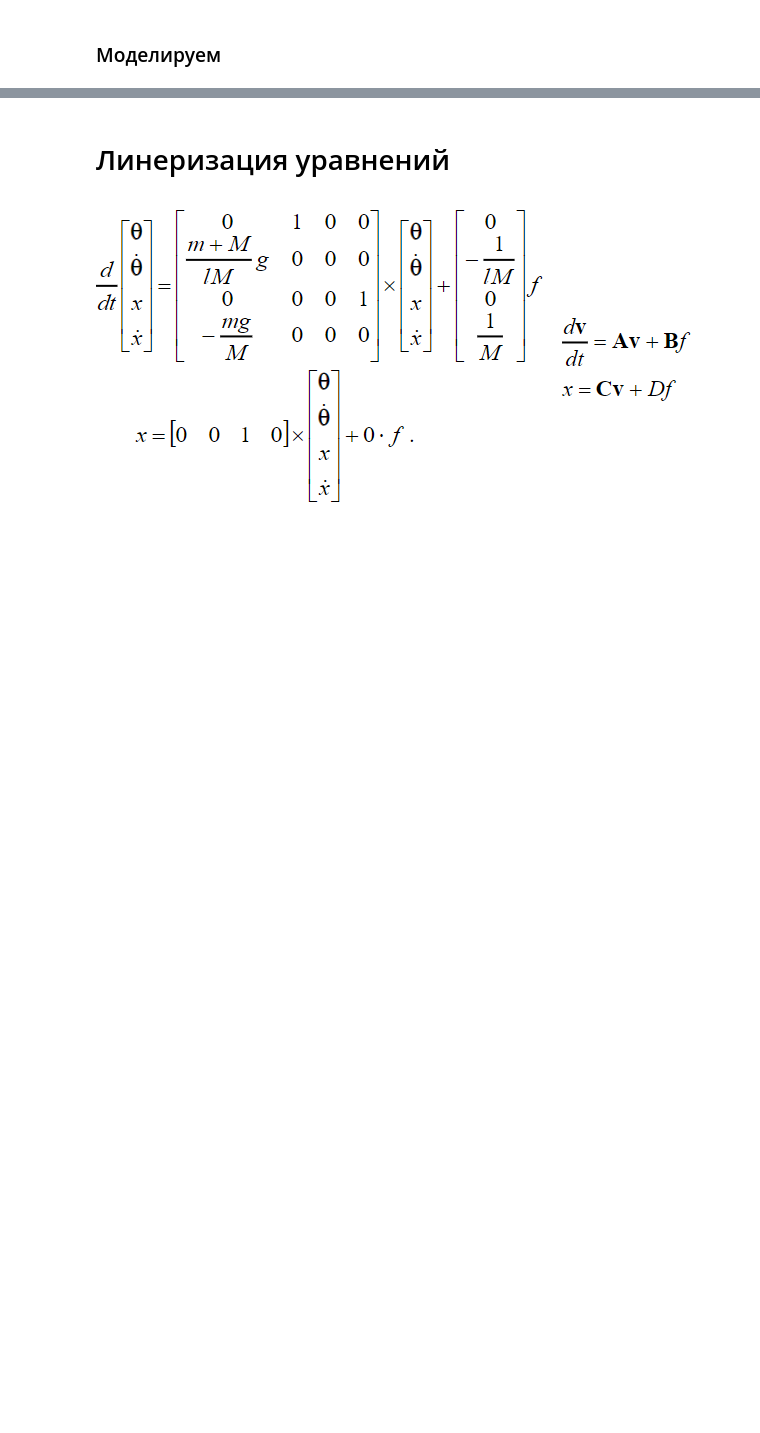
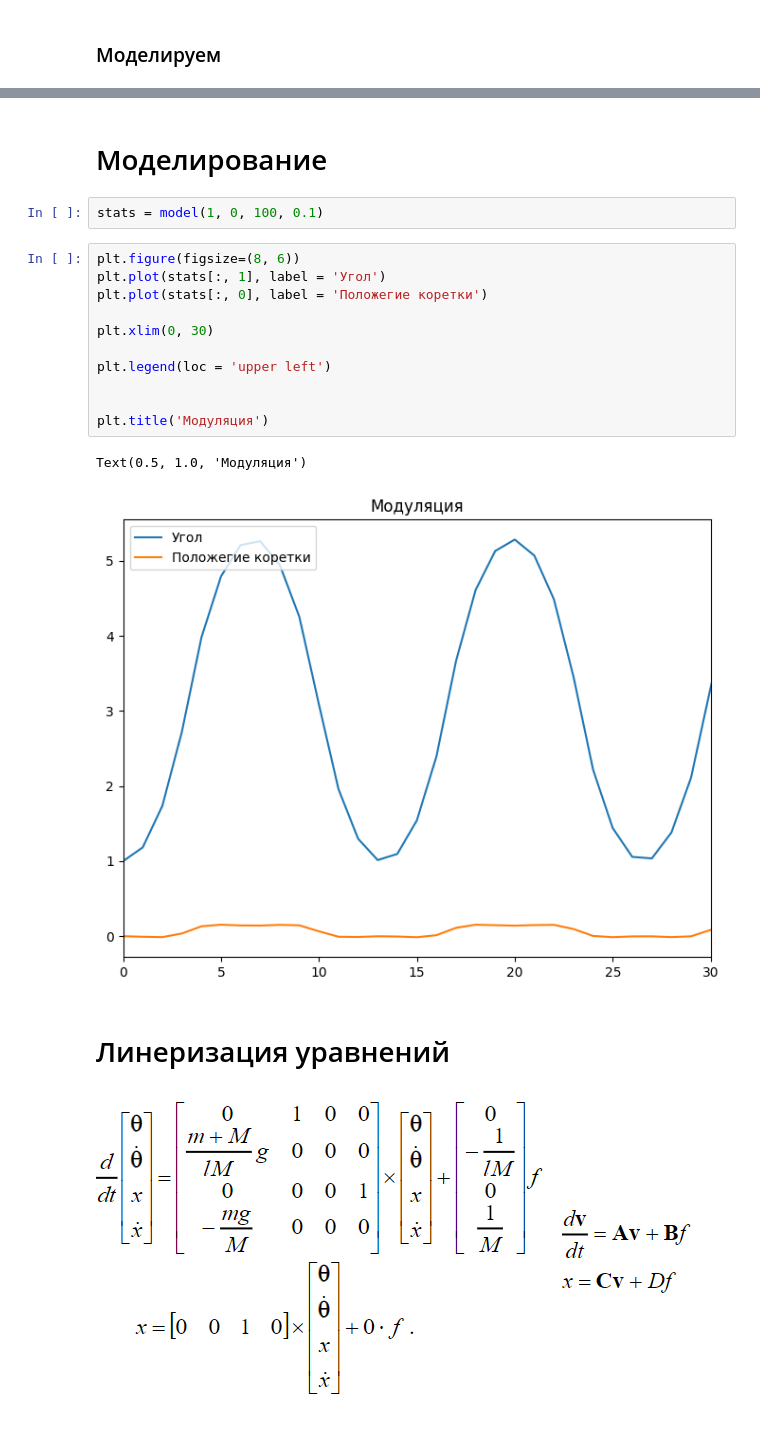
Before and after one commit to Filip-GG/TAU, a Jupyter notebook: kurs/main.ipynb, the cells around one changed output, grey strips where cells are left out. Saved outputs shown, nothing was run; the diff lists cells and outputs as text; blank space fills up the shorter version.

```diff
--- a/kurs/main.ipynb
+++ b/kurs/main.ipynb
@@ -88,3 +88,21 @@ KeyboardInterrupt:
+# %% [markdown]
+# Моделирование
+# %%
+stats = model(1, 0, 100, 0.1)
+# %%
+plt.figure(figsize=(8, 6))
+plt.plot(stats[:, 1], label = 'Угол')
+plt.plot(stats[:, 0], label = 'Положегие коретки')
+
+plt.xlim(0, 30)
+
+plt.legend(loc = 'upper left')
+
+
+plt.title('Модуляция')
+# %% [output]
+Text(0.5, 1.0, 'Модуляция')
+[figure, added]
 # %% [markdown]
 # Линеризация уравнений
 # %% [markdown]
```
Also changed, not shown: parts of 28 cells of this notebook.
